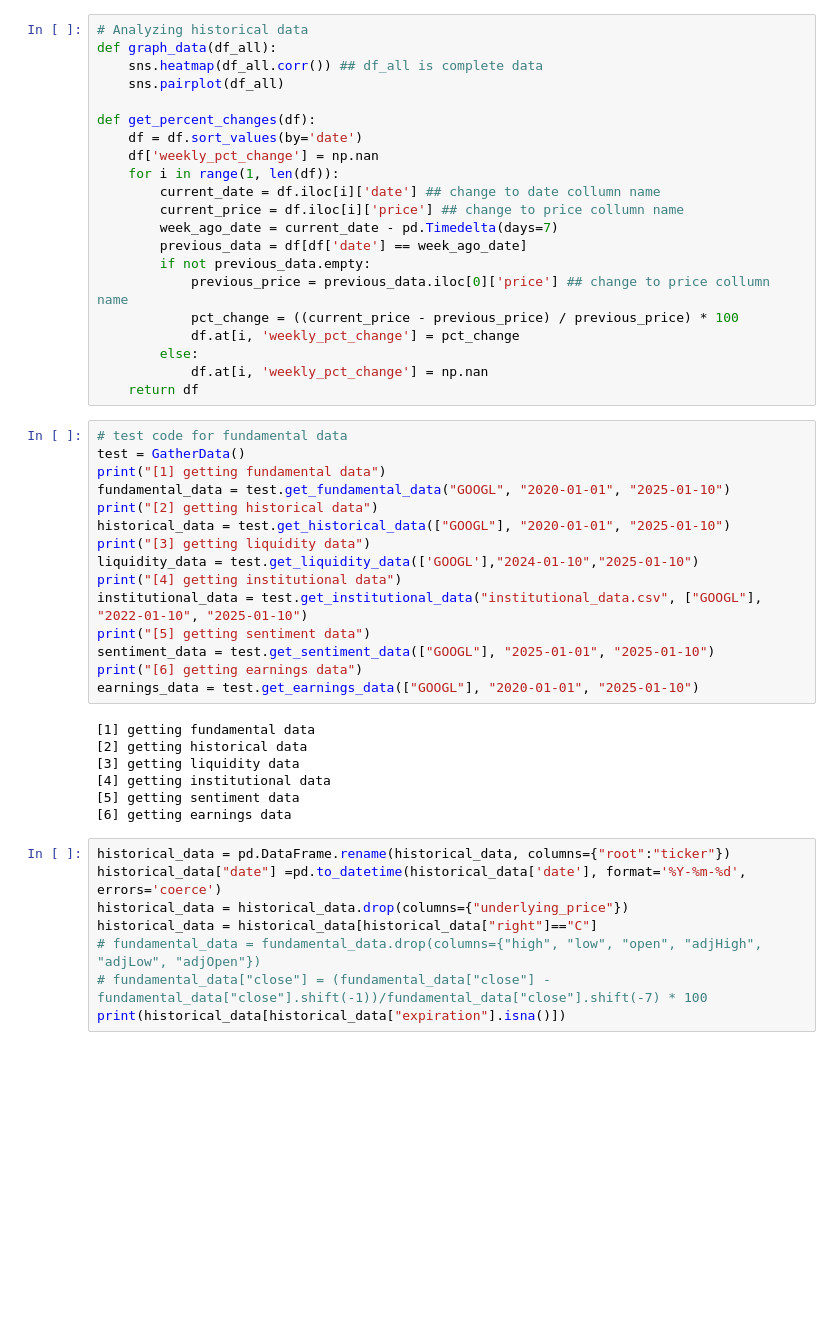
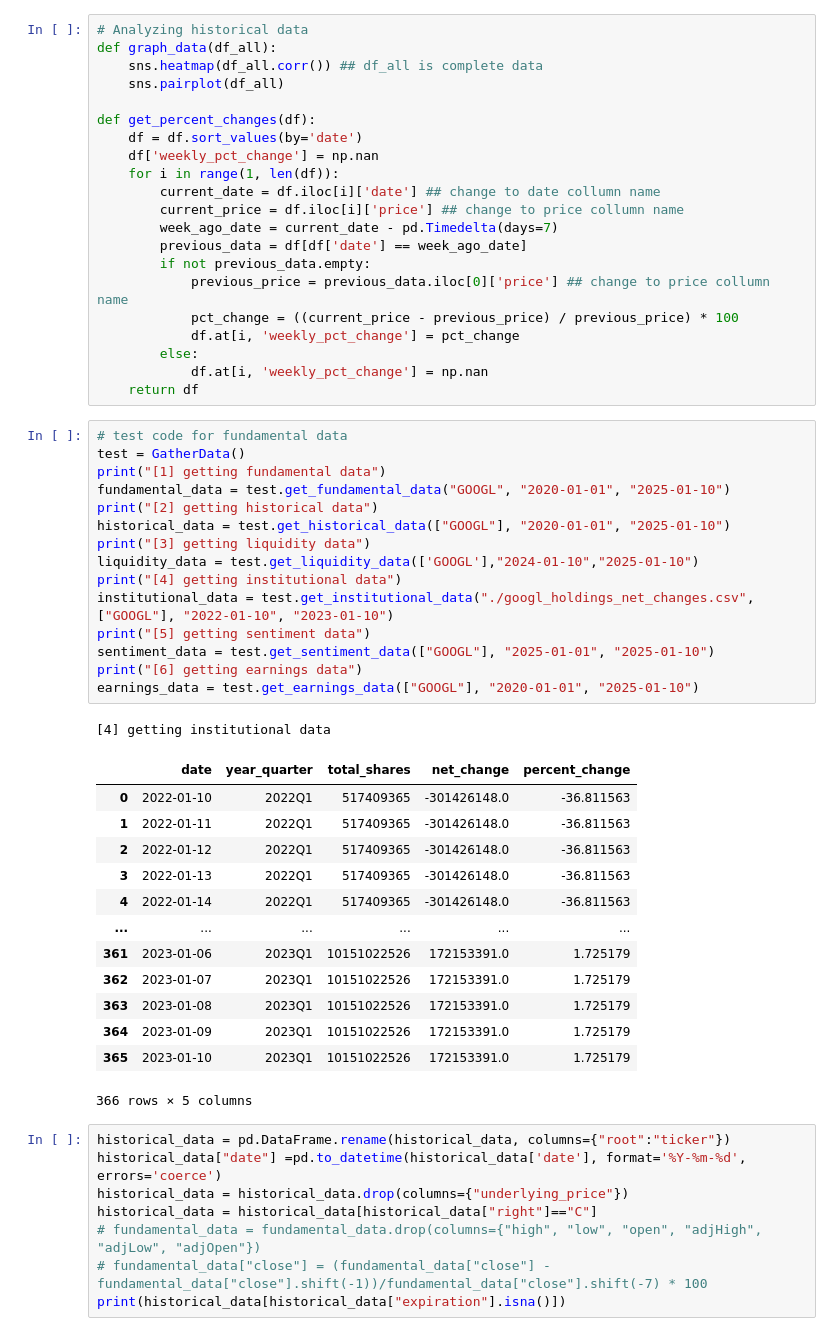
Before and after one commit to themoonwalker1/quantcap-options, a Jupyter notebook: options_data_retrieval.ipynb, the cells around one changed output. Drawn from its saved outputs; the diff is of its cells as text; blank space fills up the shorter version.

Commit message:
added csv files for aggregated data and net changes + updated gather data for institutional holdings of googl

```diff
--- a/options_data_retrieval.ipynb
+++ b/options_data_retrieval.ipynb
@@ -725,25 +733,33 @@ def get_percent_changes(df):
 # %%
 # test code for fundamental data
 test = GatherData()
 print("[1] getting fundamental data")
 fundamental_data = test.get_fundamental_data("GOOGL", "2020-01-01", "2025-01-10")
 print("[2] getting historical data")
 historical_data = test.get_historical_data(["GOOGL"], "2020-01-01", "2025-01-10")
 print("[3] getting liquidity data")
 liquidity_data = test.get_liquidity_data(['GOOGL'],"2024-01-10","2025-01-10")
 print("[4] getting institutional data")
-institutional_data = test.get_institutional_data("institutional_data.csv", ["GOOGL"], "2022-01-10", "2025-01-10")
+institutional_data = test.get_institutional_data("./googl_holdings_net_changes.csv", ["GOOGL"], "2022-01-10", "2023-01-10")
 print("[5] getting sentiment data")
 sentiment_data = test.get_sentiment_data(["GOOGL"], "2025-01-01", "2025-01-10")
 print("[6] getting earnings data")
 earnings_data = test.get_earnings_data(["GOOGL"], "2020-01-01", "2025-01-10")
 # %% [output]
-[1] getting fundamental data
-[2] getting historical data
-[3] getting liquidity data
 [4] getting institutional data
-[5] getting sentiment data
-[6] getting earnings data
+|  | date | year_quarter | total_shares | net_change | percent_change |
+| 0 | 2022-01-10 | 2022Q1 | 517409365 | -301426148.0 | -36.811563 |
+| 1 | 2022-01-11 | 2022Q1 | 517409365 | -301426148.0 | -36.811563 |
+| 2 | 2022-01-12 | 2022Q1 | 517409365 | -301426148.0 | -36.811563 |
+| 3 | 2022-01-13 | 2022Q1 | 517409365 | -301426148.0 | -36.811563 |
+| 4 | 2022-01-14 | 2022Q1 | 517409365 | -301426148.0 | -36.811563 |
+| ... | ... | ... | ... | ... | ... |
+| 361 | 2023-01-06 | 2023Q1 | 10151022526 | 172153391.0 | 1.725179 |
+| 362 | 2023-01-07 | 2023Q1 | 10151022526 | 172153391.0 | 1.725179 |
+| 363 | 2023-01-08 | 2023Q1 | 10151022526 | 172153391.0 | 1.725179 |
+| 364 | 2023-01-09 | 2023Q1 | 10151022526 | 172153391.0 | 1.725179 |
+| 365 | 2023-01-10 | 2023Q1 | 10151022526 | 172153391.0 | 1.725179 |
+366 rows × 5 columns
 # %%
 historical_data = pd.DataFrame.rename(historical_data, columns={"root":"ticker"})
 historical_data["date"] =pd.to_datetime(historical_data['date'], format='%Y-%m-%d', errors='coerce')
```
Also changed, not shown: parts of 2 cells of this notebook, 2 other files.
